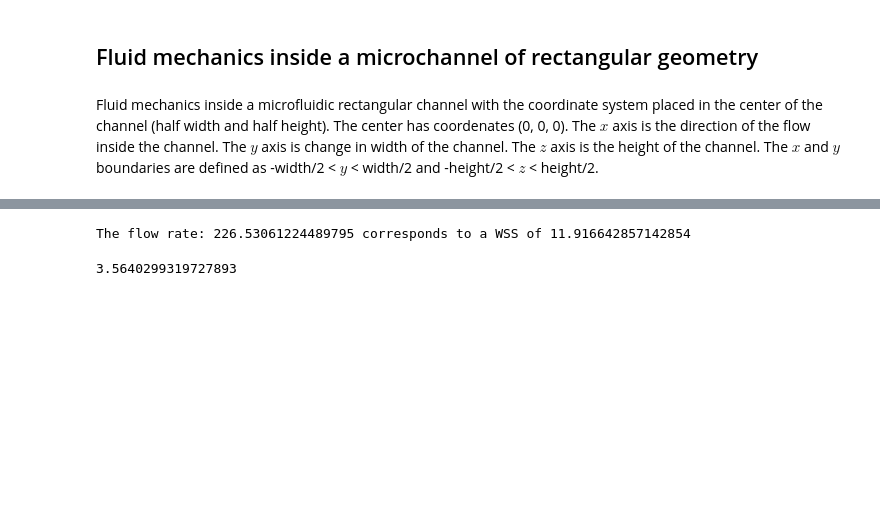
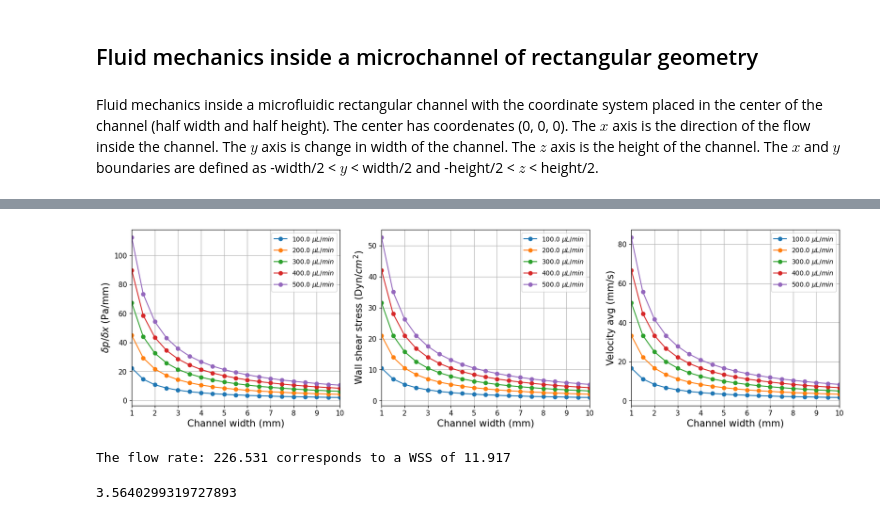
Before and after one commit to tamagnoP/fluid-mechanics, a Jupyter notebook: Fluid_mechanics.ipynb, the cells around one changed output, grey strips where cells are left out. Drawn from its saved outputs; the diff is of its cells as text; code cells hidden in the pictures; blank space fills up the shorter version.

```diff
--- a/Fluid_mechanics.ipynb
+++ b/Fluid_mechanics.ipynb
@@ -261,3 +271,7 @@ Text(0.5, 1.0, 'Velocity profile for different width:height ratio')
+# %%
+plotting(1, 10, 20, 100, 500, 5)
+# %% [output]
+[figure, added]
 # %%
 """
   Compute the flow rate assuming:
@@ -276,9 +290,9 @@ for i in search_interval_frate:
   if (current_wss > i_wss and current_wss < f_wss):
     break
 
-print(f'The flow rate: {i} corresponds to a WSS of {current_wss}')
+print(f'The flow rate: {i:.3f} corresponds to a WSS of {current_wss:.3f}')
 # %% [output]
-The flow rate: 226.53061224489795 corresponds to a WSS of 11.916642857142854
+The flow rate: 226.531 corresponds to a WSS of 11.917
 # %%
 print(reynolds_number(230, 100, 2000))
 # %% [output]
```
Also changed, not shown: parts of 6 cells of this notebook.
